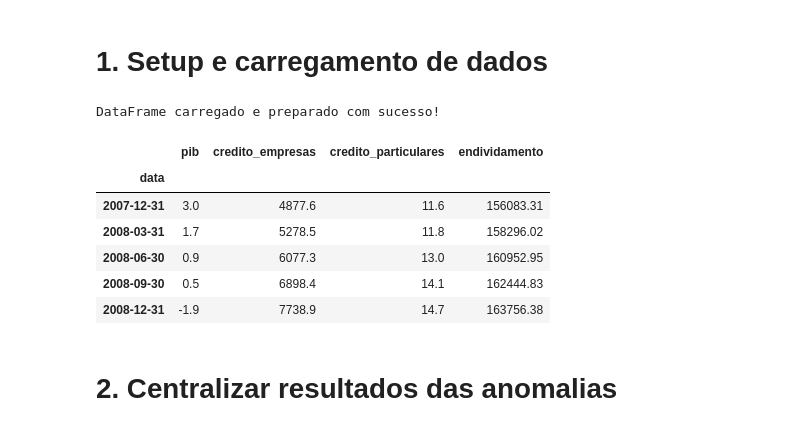
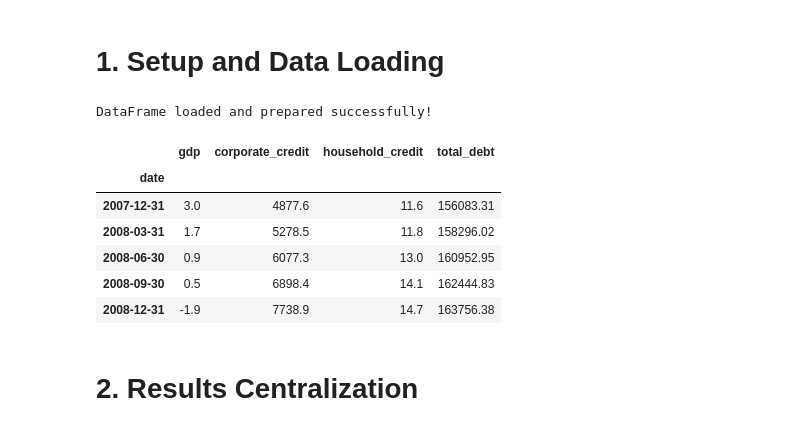
Before and after one commit to pedromgsantos/Macroeconomic_Anomaly_Detection_PT, a Jupyter notebook: notebooks/03_comparative_analysis.ipynb, the cells around one changed output. Cells and saved outputs as stored; diff of their text form; code cells hidden in the pictures.

```diff
--- a/notebooks/03_analise_comparativa.ipynb
+++ b/notebooks/03_comparative_analysis.ipynb
@@ -1,2 +1,2 @@
 # %% [markdown]
-# 1. Setup e carregamento de dados
+# 1. Setup and Data Loading
@@ -3,44 +7,39 @@
 # %%
-import pandas as pd
-import numpy as np
-import seaborn as sns
-from IPython.display import display
-
-# Configurar o estilo visual para os gráficos
+# Configure visual style for plots
 sns.set_style("whitegrid")
 
-# Caminho para o ficheiro de dados processados
-caminho_dados = '../data/dados_processados_trimestrais.csv'
+# Path to the processed quarterly dataset
+data_path = '../data/dados_processados_trimestrais.csv'
 
 try:
-    # Carregar o DataFrame, usando a primeira coluna (índice 0) como índice temporal
-    df_final = pd.read_csv(caminho_dados, index_col=0, parse_dates=True)
+    # Load the DataFrame, using the first column ('Date') as the time index
+    df_final = pd.read_csv(data_path, index_col=0, parse_dates=True)
 
-    # Atribuir o nome 'data' ao índice para clareza e consistência
-    df_final.index.name = 'data'
+    # Rename the index to 'date' for consistency
+    df_final.index.name = 'date'
 
-    # Renomear as colunas para nomes mais curtos e fáceis de usar
+    # Rename columns to shorter and clearer names
     df_final.rename(columns={
-        'PIB_var_homologa': 'pib',
-        'Credito_Empresas_Total': 'credito_empresas',
-        'Credito_Particulares_Total': 'credito_particulares',
-        'Endividamento_Total': 'endividamento'
+        'GDP_YoY_Growth': 'gdp',
+        'Total_Corporate_Credit': 'corporate_credit',
+        'Total_Household_Credit': 'household_credit',
+        'Total_Debt': 'total_debt'
     }, inplace=True)
 
-    print("DataFrame carregado e preparado com sucesso!")
+    print("DataFrame loaded and prepared successfully!")
     display(df_final.head())
 
 except FileNotFoundError:
-    print(f"ERRO: O ficheiro de dados não foi encontrado em '{caminho_dados}'. Verifique o caminho.")
+    print(f"ERROR: The data file was not found at '{data_path}'. Please check the path.")
 # %% [output]
-DataFrame carregado e preparado com sucesso!
+DataFrame loaded and prepared successfully!
-|  | pib | credito_empresas | credito_particulares | endividamento |
-| data |  |  |  |  |
+|  | gdp | corporate_credit | household_credit | total_debt |
+| date |  |  |  |  |
 | 2007-12-31 | 3.0 | 4877.6 | 11.6 | 156083.31 |
 | 2008-03-31 | 1.7 | 5278.5 | 11.8 | 158296.02 |
 | 2008-06-30 | 0.9 | 6077.3 | 13.0 | 160952.95 |
 | 2008-09-30 | 0.5 | 6898.4 | 14.1 | 162444.83 |
 | 2008-12-31 | -1.9 | 7738.9 | 14.7 | 163756.38 |
 # %% [markdown]
-# 2. Centralizar resultados das anomalias
+# 2. Results Centralization
 # %%
```
Also changed, not shown: parts of 8 cells of this notebook, 7 other files.
